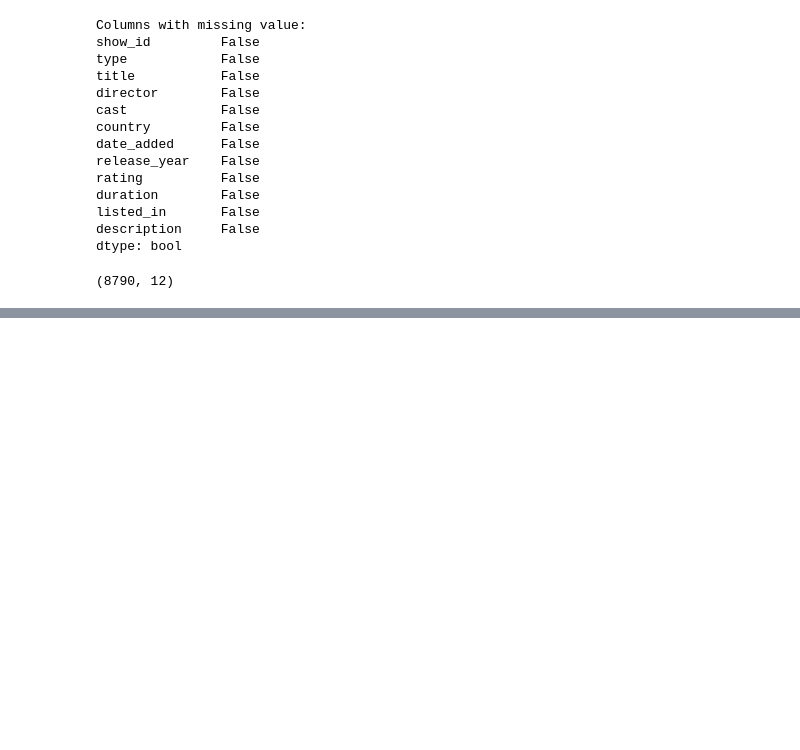
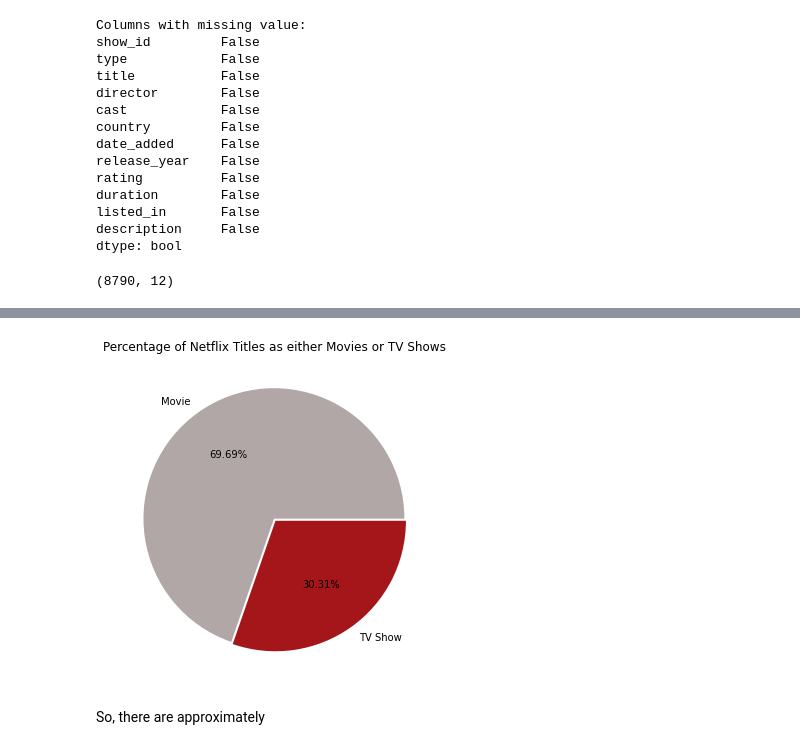
Before and after one commit to ayah-kamal/netflixmovieanalysis, a Jupyter notebook: netflixAnalysis.ipynb, the cells around one changed output, grey strips where cells are left out. Cells and saved outputs as stored; diff of their text form; code cells hidden in the pictures; blank space fills up the shorter version.

Commit message:
began EDA and visualization

```diff
--- a/netflixAnalysis.ipynb
+++ b/netflixAnalysis.ipynb
@@ -131,0 +134,9 @@ netflix_df.shape
+# %%
+plt.figure(figsize=(12,6))
+plt.title("Percentage of Netflix Titles as either Movies or TV Shows")
+plt.pie(netflix_df.type.value_counts(),explode=(0.01,0.01),labels=netflix_df.type.value_counts().index, colors=['#b1a7a6',"#a4161a"],autopct="%1.2f%%")
+plt.show()
+# %% [output]
+[figure, added]
+# %% [markdown]
+So, there are approximately
```
Also changed, not shown: parts of 4 cells of this notebook.
